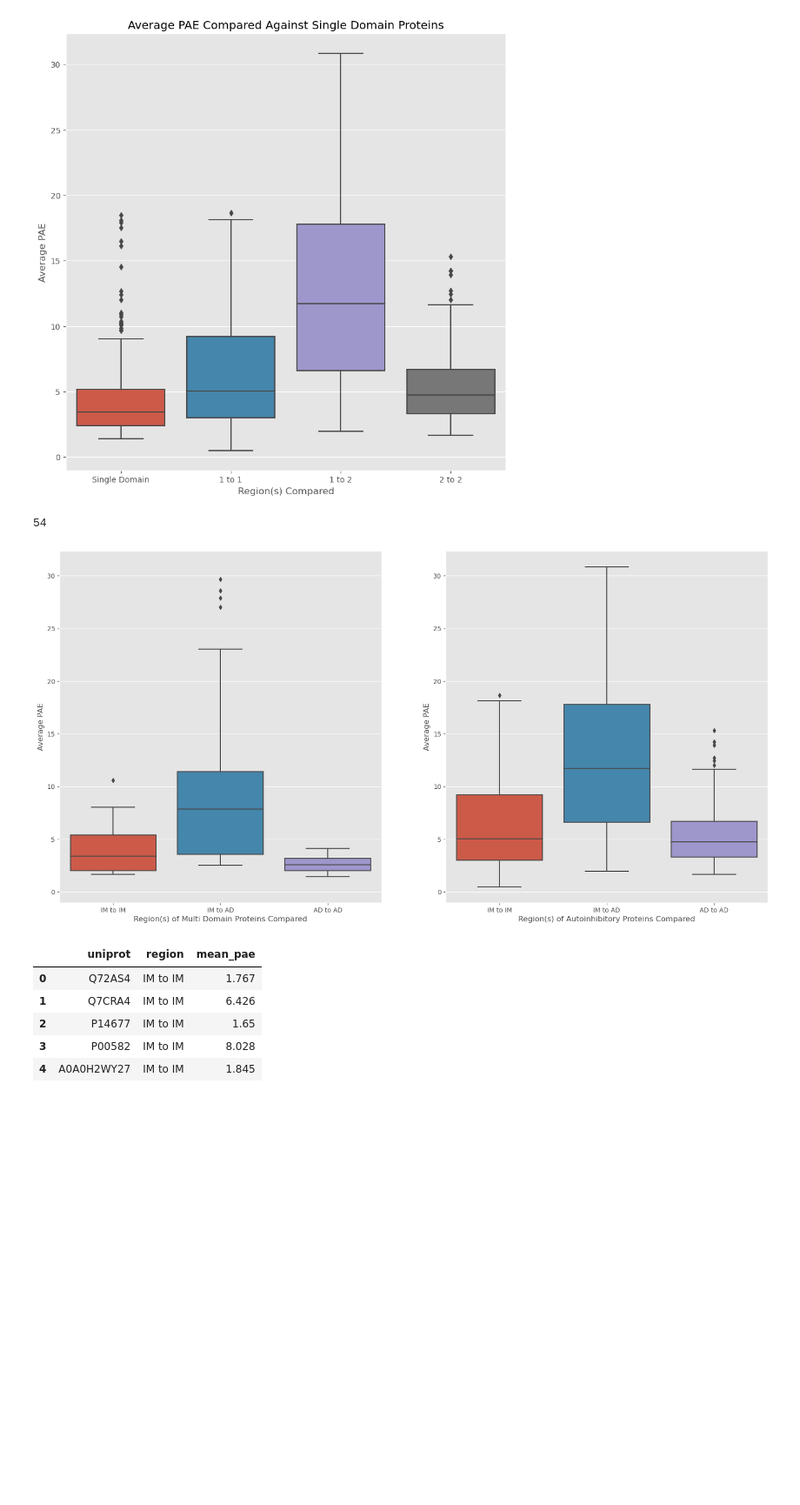
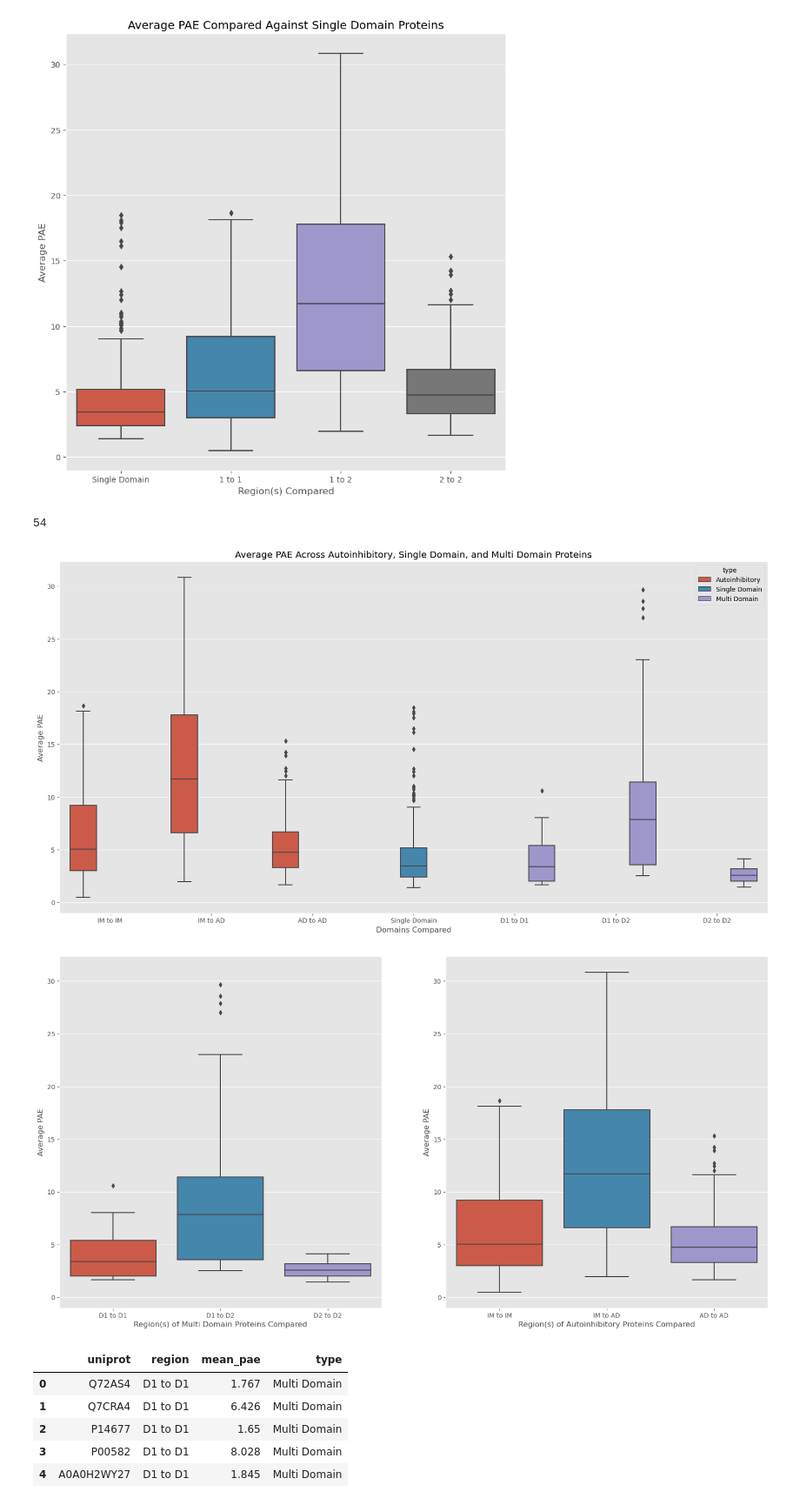
Before and after one commit to jpigles/alphafold-rmsd, a Jupyter notebook: disorder_analysis.ipynb, the cells around one changed output. Shown at 87% size. Drawn from its saved outputs; the diff is of its cells as text; code cells hidden in the pictures; blank space fills up the shorter version.

Commit message:
Clusters + controls for all proteins, made some charts for it

```diff
--- a/disorder_analysis.ipynb
+++ b/disorder_analysis.ipynb
@@ -123,6 +123,7 @@ for i in range(len(df_single)):
 df_single = df_single[['uniprot', 'mean_pae']].dropna()
 df_single = df_single.astype({'mean_pae': 'float'})
 df_single = df_single.rename(columns={'mean_pae': 'Single Domain'})
+df_single_melt = df_single.melt(id_vars=['uniprot'], var_name='region', value_name='mean_pae')
 print(len(df_single))
 
 
@@ -145,44 +146,60 @@ plt.show()
 # %%
 df_multi = pd.read_csv('./project_pipeline/data/multi_domain_pae.tsv', sep='\t').astype('object')
 df_multi = df_multi[['uniprot', 'mean_pae_1_1', 'mean_pae_1_2', 'mean_pae_2_2']].dropna().reset_index(drop=True)
-df_multi = df_multi.rename(columns={'mean_pae_1_1': 'IM to IM', 'mean_pae_1_2': 'IM to AD', 'mean_pae_2_2': 'AD to AD'})
+df_multi = df_multi.rename(columns={'mean_pae_1_1': 'D1 to D1', 'mean_pae_1_2': 'D1 to D2', 'mean_pae_2_2': 'D2 to D2'})
 print(len(df_multi))
 
 # Reformat the dataframe
 df_multi = df_multi.dropna()
 
 df_multi_melt = df_multi.melt(id_vars=['uniprot'], var_name='region', value_name='mean_pae').dropna().reset_index(drop=True)
 
 # df_combined = df_multi.merge(df_pae, how='outer')
 
 df_pae = df_pae.rename(columns={'1 to 1': 'IM to IM', '1 to 2': 'IM to AD', '2 to 2': 'AD to AD'})
 df_pae_melt = df_pae.melt(id_vars=['uniprot'], var_name='region', value_name='mean_pae').dropna().reset_index(drop=True)
+
+# Merge df_pae_melt, df_single_melt and df_multi_melt
+df_pae_melt['type'] = 'Autoinhibitory'
+df_single_melt['type'] = 'Single Domain'
+df_multi_melt['type'] = 'Multi Domain'
+
+df_combined = pd.concat([df_pae_melt, df_single_melt, df_multi_melt])
+
+f, ax = plt.subplots(ncols=1, nrows=1, figsize=(20, 10))
+sns.boxplot(data=df_combined, x='region', y='mean_pae', hue='type')
+ax.set_xlabel('Domains Compared')
+ax.set_ylabel('Average PAE')
+ax.set_title('Average PAE Across Autoinhibitory, Single Domain, and Multi Domain Proteins')
+
+plt.savefig('./project_pipeline/data/figures/auto_sd_md_proteins_pae.png')
 
 fig=plt.figure(figsize=(20, 10))
 ax1 = plt.subplot(1, 2, 1)
 ax2 = plt.subplot(1, 2, 2, sharey = ax1)
 sns.boxplot(data=df_multi_melt, x='region', y='mean_pae', ax=ax1)
 ax1.set_xlabel('Region(s) of Multi Domain Proteins Compared')
 ax1.set_ylabel('Average PAE')
 
 sns.boxplot(data=df_pae_melt, x='region', y='mean_pae', ax=ax2)
 ax2.set_xlabel('Region(s) of Autoinhibitory Proteins Compared')
 ax2.set_ylabel('Average PAE')
 
 # plt.savefig('./project_pipeline/data/figures/multi_domain.png')
 plt.show()
 
 
 df_multi_melt.head()
 # %% [output]
 54
-[figure, old version]
+[figure, new version]
+[figure, added]
-|  | uniprot | region | mean_pae |
-| 0 | Q72AS4 | IM to IM | 1.767 |
-| 1 | Q7CRA4 | IM to IM | 6.426 |
-| 2 | P14677 | IM to IM | 1.65 |
-| 3 | P00582 | IM to IM | 8.028 |
-| 4 | A0A0H2WY27 | IM to IM | 1.845 |
+|  | uniprot | region | mean_pae | type |
+| 0 | Q72AS4 | D1 to D1 | 1.767 | Multi Domain |
+| 1 | Q7CRA4 | D1 to D1 | 6.426 | Multi Domain |
+| 2 | P14677 | D1 to D1 | 1.65 | Multi Domain |
+| 3 | P00582 | D1 to D1 | 8.028 | Multi Domain |
+| 4 | A0A0H2WY27 | D1 to D1 | 1.845 | Multi Domain |
 # %%
 '''
 Test significance of differences in predicted aligned error between our multi-domain set and our autoinhibitory set.
```
Also changed, not shown: parts of 1 cell of this notebook, 15 other files.
